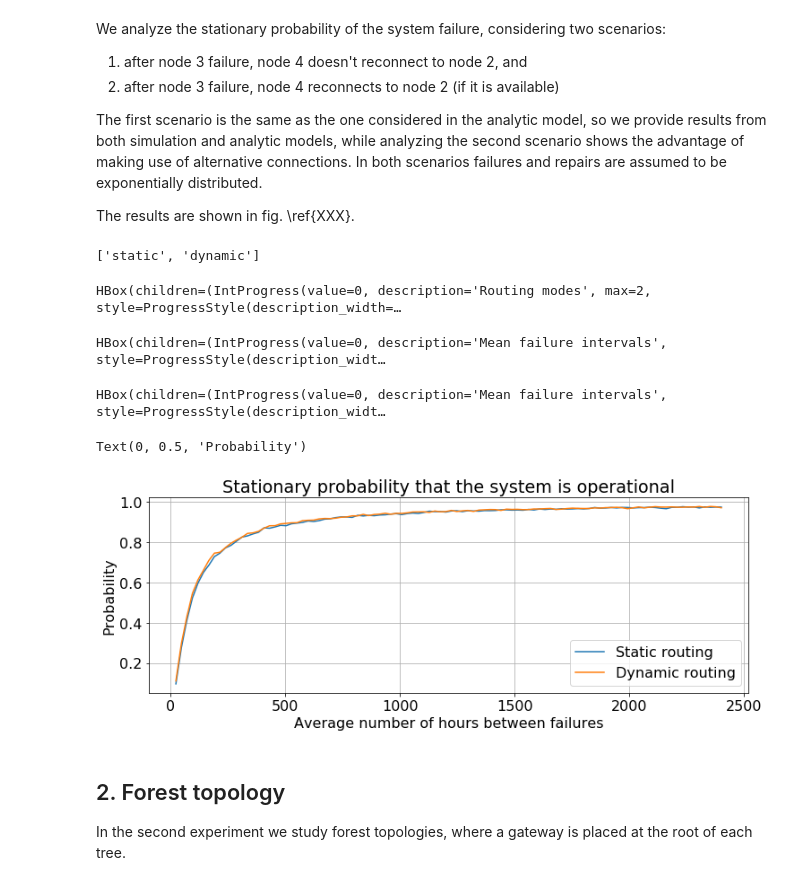
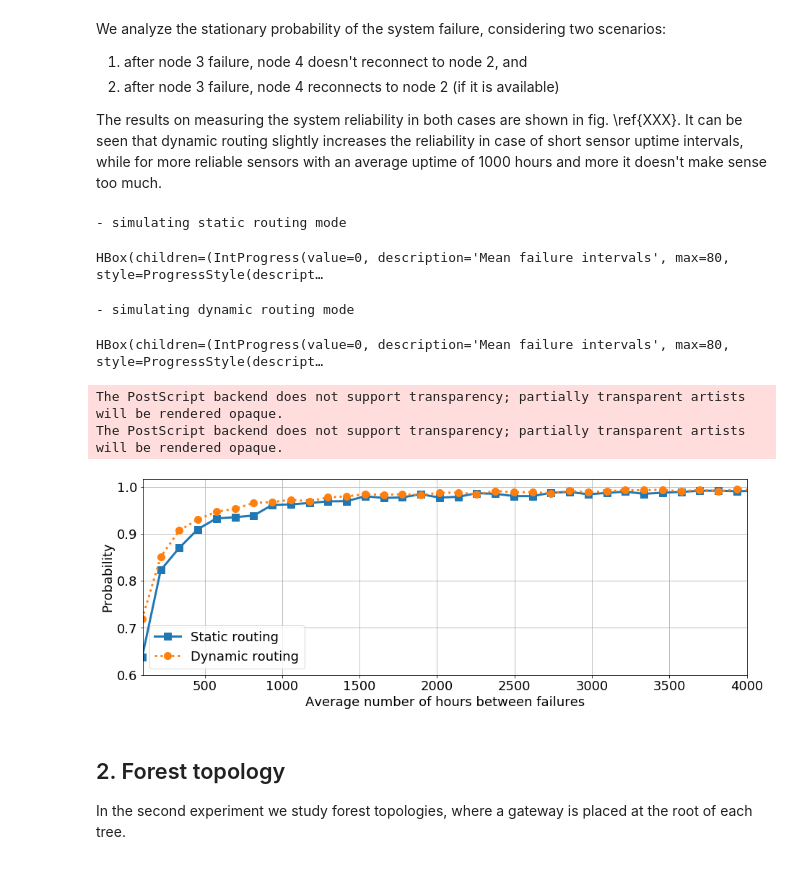
Before and after one commit to ipu69-papers/2019-dccn-sensors, a Jupyter notebook: experiment.ipynb, the cells around one changed output. Drawn from its saved outputs; the diff is of its cells as text; code cells hidden in the pictures.

Commit message:
First release, state as in paper

```diff
--- a/experiment.ipynb
+++ b/experiment.ipynb
@@ -24,8 +28,8 @@ Before running the numerical experiments, we need to validate the analytic and s
 # %%
-FAILURE_RATE = 1/4000     # 4000 hours - mean interval between failures
+FAILURE_RATE = 1/(24*30)  # 1 month - mean interval between failures
 REPAIR_RATE = 1/24        # 24 hours - mean repair duration
 CRITICAL_FAILURES = 2     # 2 - number of offline nodes till critical error
-SIM_TIME_LIMIT = 50*12*30*24  # experiment duration is 50 years
+SIM_TIME_LIMIT = 10*12*30*24  # experiment duration is 10 years
 # %%
 from senere.topology import Topology, GATEWAY_NODE, SENSOR_NODE
 from senere.options import defaults as senere_defaults
@@ -56,9 +60,7 @@ We analyze the stationary probability of the system failure, considering two sce
 1. after node 3 failure, node 4 doesn't reconnect to node 2, and
 2. after node 3 failure, node 4 reconnects to node 2 (if it is available)
 
-The first scenario is the same as the one considered in the analytic model, so we provide results from both simulation and analytic models, while analyzing the second scenario shows the advantage of making use of alternative connections. In both scenarios failures and repairs are assumed to be exponentially distributed.
-
-The results are shown in fig. \ref{XXX}.
+The results on measuring the system reliability in both cases are shown in fig. \ref{XXX}. It can be seen that dynamic routing slightly increases the reliability in case of short sensor uptime intervals, while for more reliable sensors with an average uptime of 1000 hours and more it doesn't make sense too much.
 # %%
 from senere.simulation import simulate_network
 
@@ -92,11 +94,16 @@ def variate_failure_rates(topology, mean_failure_intervals, num_runs=1, routing=
 
     # 3) Run the experiment:
     result = {}
-    for mode in tqdm_notebook(routing_modes, desc='Routing modes'):
+    for mode in routing_modes:
+        print(f'- simulating {mode} routing mode')
         avg_operable = []
-        for mfi in tqdm_notebook(mean_failure_intervals, desc='Mean failure intervals', leave=False):
+        avg_num_offline = []
+        avg_num_failed = []
+        for mfi in tqdm_notebook(mean_failure_intervals, desc='Mean failure intervals'):
             failure_interval = lambda: np.random.exponential(mfi)
-            run_results = []
+            operable = []
+            num_offline_nodes = []
+            num_failed_nodes = []
             if len(topologies) > 1:
                 t_iter = tqdm_notebook(topologies, desc='Iterations', leave=False)
             else:
@@ -111,30 +118,43 @@ def variate_failure_rates(topology, mean_failure_intervals, num_runs=1, routing=
                     routing_mode=mode,
                     stime_limit=stime_limit,
                 )
-                run_results.append(sim_ret.operable)
-            avg_operable.append(np.average(run_results))
-        result[mode] = avg_operable
+                operable.append(sim_ret.operable)
+                num_offline_nodes.append(sim_ret.num_offline_avg)
+                num_failed_nodes.append(sim_ret.num_failed_avg)
+
+            avg_operable.append(np.average(operable))
+            avg_num_offline.append(np.average(num_offline_nodes))
+            avg_num_failed.append(np.average(num_failed_nodes))
+
+        result[mode] = {'operable': avg_operable, 'failed': avg_num_failed, 'offline': avg_num_offline}
 
     return result
 # %%
-MEAN_FAILURE_INTERVALS = np.arange(1, 101) * 24
+MEAN_FAILURE_INTERVALS_1 = np.arange(4, 404, 5) * 24
 
-exp_1a = variate_failure_rates(sample_topology, MEAN_FAILURE_INTERVALS)
+exp_1a = variate_failure_rates(sample_topology, MEAN_FAILURE_INTERVALS_1)
 # %% [output]
-['static', 'dynamic']
+- simulating static routing mode
-HBox(children=(IntProgress(value=0, description='Routing modes', max=2, style=ProgressStyle(description_width=…
+HBox(children=(IntProgress(value=0, description='Mean failure intervals', max=80, style=ProgressStyle(descript…
-HBox(children=(IntProgress(value=0, description='Mean failure intervals', style=ProgressStyle(description_widt…
+- simulating dynamic routing mode
-HBox(children=(IntProgress(value=0, description='Mean failure intervals', style=ProgressStyle(description_widt…
+HBox(children=(IntProgress(value=0, description='Mean failure intervals', max=80, style=ProgressStyle(descript…
 # %%
-_, ax = plt.subplots(figsize=(12, 4))
-ax.plot(MEAN_FAILURE_INTERVALS, exp_1a['static'], '-', label='Static routing')
-ax.plot(MEAN_FAILURE_INTERVALS, exp_1a['dynamic'], '-', label='Dynamic routing')
+fig, ax = plt.subplots(figsize=(15, 5))
+ax.plot(MEAN_FAILURE_INTERVALS_1, exp_1a['static']['operable'], 's-', linewidth=3, markersize=10,
+        label='Static routing')
+ax.plot(MEAN_FAILURE_INTERVALS_1, exp_1a['dynamic']['operable'], 'o:', linewidth=3, markersize=10,
+        label='Dynamic routing')
 ax.grid()
 ax.legend()
-ax.set_title('Stationary probability that the system is operational')
+# ax.set_title('Stationary uptime probability')
 ax.set_xlabel('Average number of hours between failures')
 ax.set_ylabel('Probability')
+ax.set_xlim(left=100, right=4000)
+ax.set_ylim(bottom=0.6)
+fig.savefig('images/sample_topology_uptime.eps')
+fig.savefig('images/sample_topology_uptime.png')
 # %% [output]
-Text(0, 0.5, 'Probability')
+The PostScript backend does not support transparency; partially transparent artists will be rendered opaque.
+The PostScript backend does not support transparency; partially transparent artists will be rendered opaque.
-[figure, old version]
+[figure, new version]
 # %%
```
Also changed, not shown: parts of 21 cells of this notebook, 18 other files.
